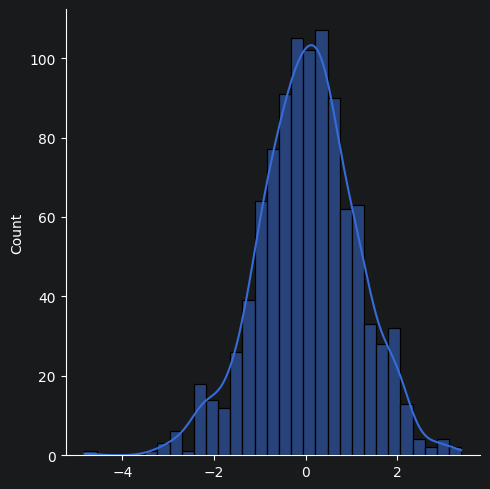
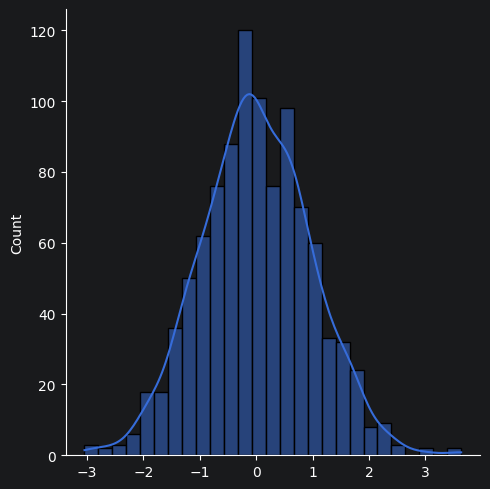
Unified diff of the notebook cell whose output changed from the first chart to the second:
--- before
+++ after
@@ -2,4 +2,4 @@
 sns.displot(random.standard_t(df=30, size=1000), kde=True)
 plt.show()
-sns.displot(random.standard_t(df=20, size=1000), kind="kde")
+sns.displot(random.standard_t(df=30, size=1000), kind="kde")
 plt.show()

Commit: hypothesis stats